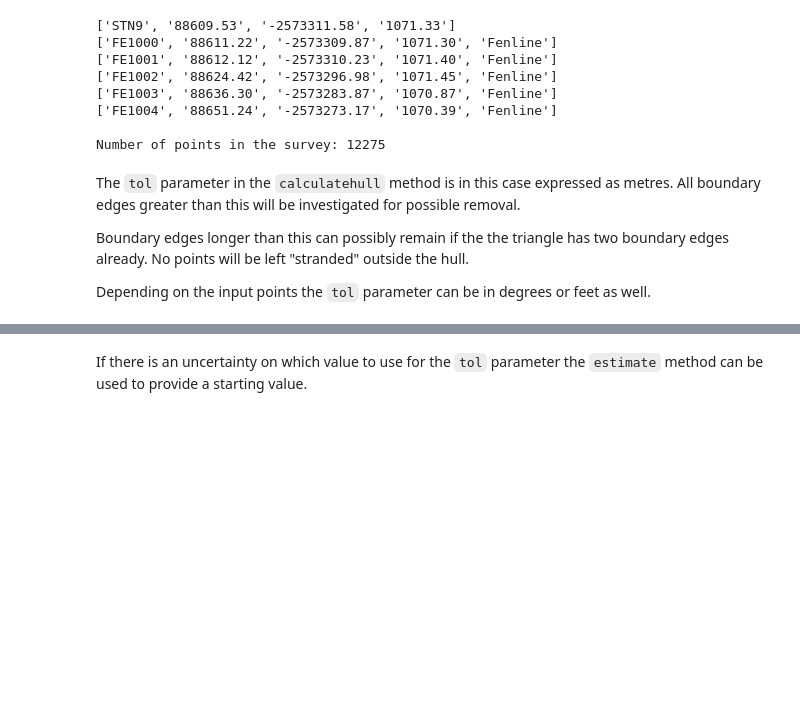
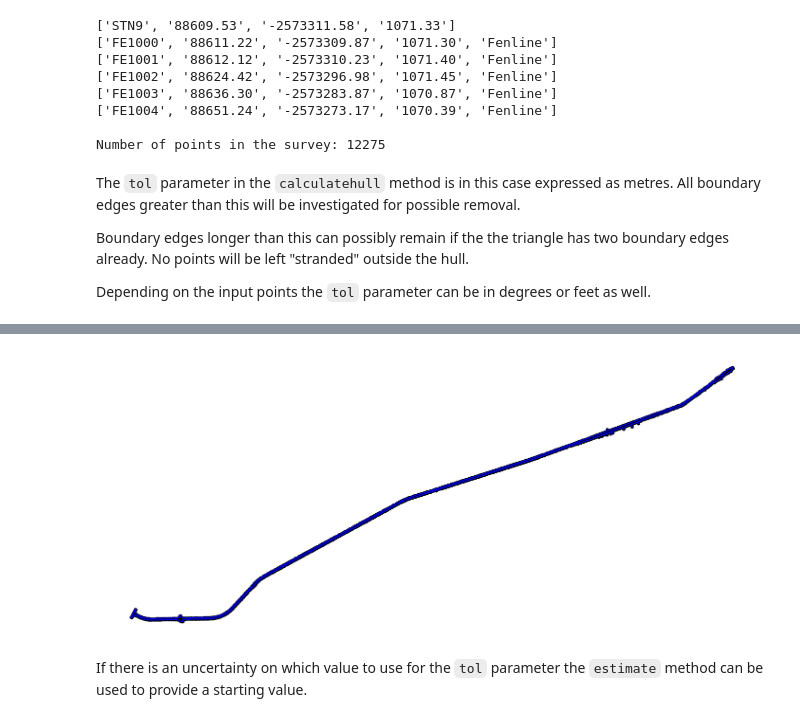
Before and after one commit to civildot/cdBoundary, a Jupyter notebook: nbs/00_Boundary.ipynb, the cells around one changed output, grey strips where cells are left out. Drawn from its saved outputs; the diff is of its cells as text; code cells hidden in the pictures; blank space fills up the shorter version.

Commit message:
Add plot function

```diff
--- a/nbs/00_Boundary.ipynb
+++ b/nbs/00_Boundary.ipynb
@@ -231,6 +232,28 @@ class ConcaveHull:
         '''Returns a list of the boundary points'''
 
         return list(self.hull.exterior.coords)
+
+
+    def plot(self, figsize: int=5):
+
+        '''Plot the points and the concave hull'''
+
+        ratio = 1
+        fig = plt.figure(figsize=(figsize,figsize))
+        ax = plt.axes()
+        ax.set_aspect(ratio)
+        plt.axis('off')
+
+        x, y = list(), list()
+        for pt in self.points:
+            x.append(pt[0])
+            y.append(pt[1])
+        plt.plot(x, y, '.', color='black')
+
+        x,y = self.hull.exterior.xy
+        plt.plot(x,y, color='blue')
+
+        plt.show()
 # %% [markdown]
 ## Usage Example
 # %% [markdown]
@@ -279,3 +302,7 @@ Wall time: 287 ms
+# %%
+ch.plot(figsize=18)
+# %% [output]
+[figure, added]
 # %% [markdown]
 If there is an uncertainty on which value to use for the `tol` parameter the `estimate` method can be used to provide a starting value.
 # %%
```
Also changed, not shown: parts of 2 cells of this notebook, 9 other files.
